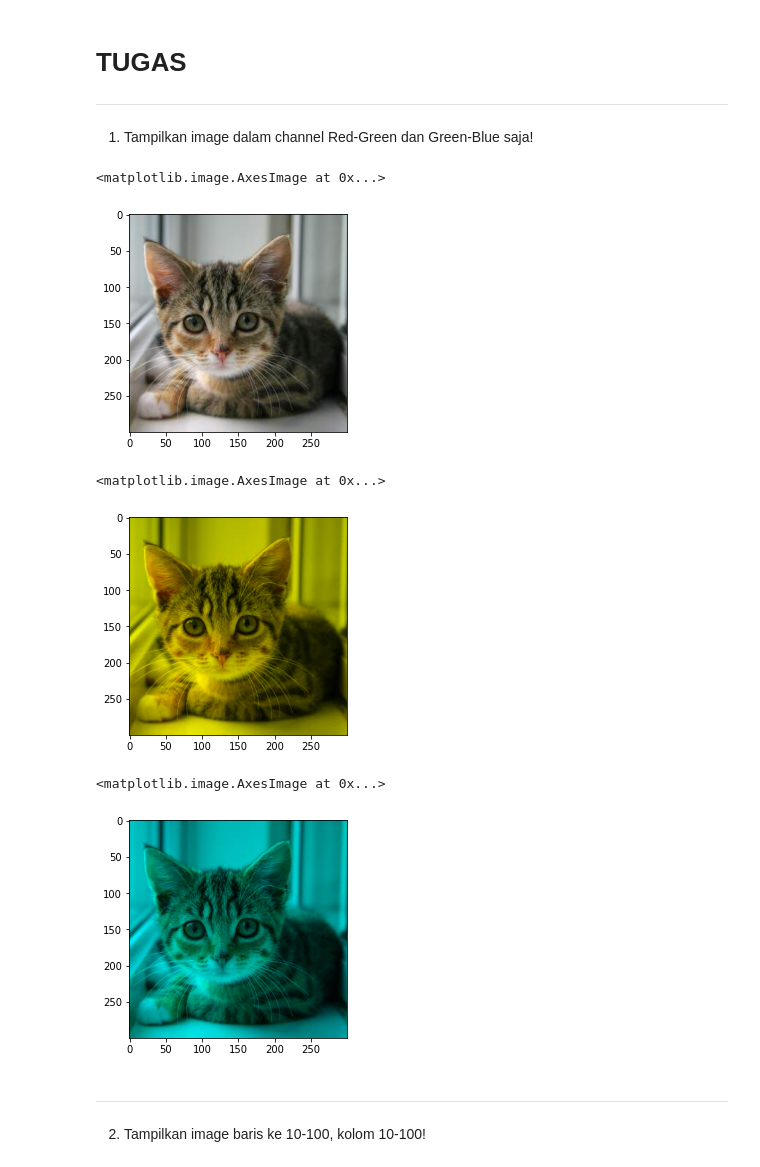
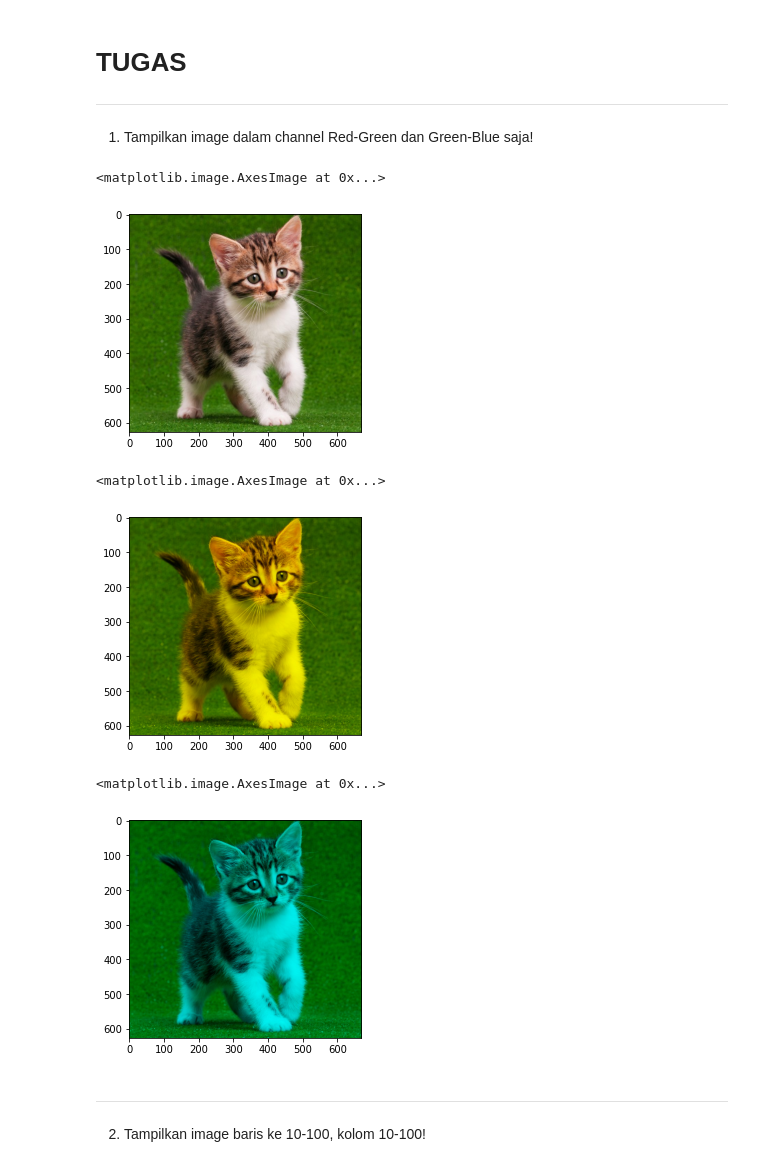
Before and after one commit to rizkinahayyuni/PCVK_Genap_2022, a Jupyter notebook: Modul2.ipynb, the cells around one changed output. Saved outputs shown, nothing was run; the diff lists cells and outputs as text; code cells hidden in the pictures.

```diff
--- a/Modul2.ipynb
+++ b/Modul2.ipynb
@@ -138,26 +138,26 @@ plt.imshow(black_img2)
 
 1. Tampilkan image dalam channel Red-Green dan Green-Blue saja!
 # %%
-image = cv.imread('/content/drive/MyDrive/DATA/kitten02.jpg')
+image = cv.imread('/content/drive/MyDrive/DATA/kitten01.jpg')
 image2 = cv.cvtColor(image, cv.COLOR_BGR2RGB)
 plt.imshow(image2)
 # %% [output]
 <matplotlib.image.AxesImage at 0x...>
-[figure, old version]
+[figure, new version]
 # %%
 red_green = image2.copy() # Duplicate image
-red_green[:, :, 2] = 0    # Zero out contribution from blue
+red_green[:, :, 2] = 0    # Membuat kontribusi dari warna biru menjadi 0
 plt.imshow(red_green)
 # %% [output]
 <matplotlib.image.AxesImage at 0x...>
-[figure, old version]
+[figure, new version]
 # %%
 green_blue = image2.copy()  # Duplicate image
-green_blue[:, :, 0] = 0     # Zero out contribution from red
+green_blue[:, :, 0] = 0     # Membuat kontribusi dari warna merah menjadi 0
 plt.imshow(green_blue)
 # %% [output]
 <matplotlib.image.AxesImage at 0x...>
-[figure, old version]
+[figure, new version]
 # %% [markdown]
 
 
```
Also changed, not shown: parts of 14 cells of this notebook.
